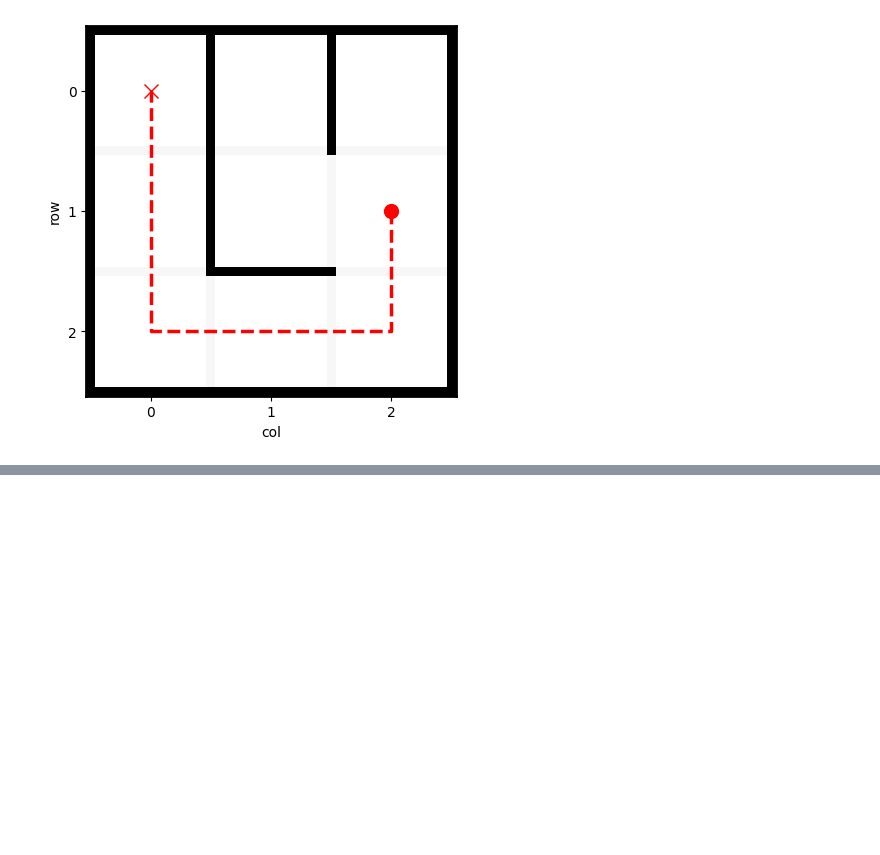
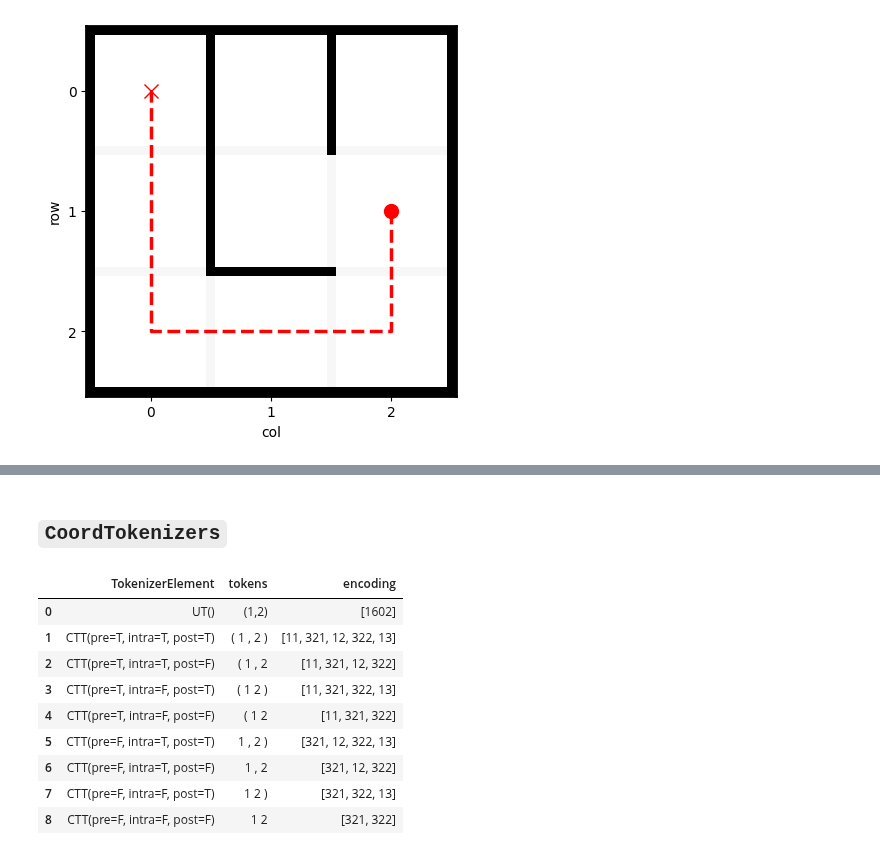
Before and after one commit to understanding-search/maze-dataset, a Jupyter notebook: notebooks/demo_mazetokenizermodular.ipynb, the cells around one changed output, grey strips where cells are left out. Drawn from its saved outputs; the diff is of its cells as text; code cells hidden in the pictures; blank space fills up the shorter version.

```diff
--- a/notebooks/demo_mazetokenizermodular.ipynb
+++ b/notebooks/demo_mazetokenizermodular.ipynb
@@ -306,0 +239,16 @@ tokenizers.encoding = tokenizers.tokens.apply(mt_default.encode)
+# %% [markdown]
+## `CoordTokenizers`
+# %%
+coord_tokenizers = all_elements_df(CoordTokenizers._CoordTokenizer, coord=mz.solution[0])
+coord_tokenizers
+# %% [output]
+|  | TokenizerElement | tokens | encoding |
+| 0 | UT() | (1,2) | [1602] |
+| 1 | CTT(pre=T, intra=T, post=T) | ( 1 , 2 ) | [11, 321, 12, 322, 13] |
+| 2 | CTT(pre=T, intra=T, post=F) | ( 1 , 2 | [11, 321, 12, 322] |
+| 3 | CTT(pre=T, intra=F, post=T) | ( 1 2 ) | [11, 321, 322, 13] |
+| 4 | CTT(pre=T, intra=F, post=F) | ( 1 2 | [11, 321, 322] |
+| 5 | CTT(pre=F, intra=T, post=T) | 1 , 2 ) | [321, 12, 322, 13] |
+| 6 | CTT(pre=F, intra=T, post=F) | 1 , 2 | [321, 12, 322] |
+| 7 | CTT(pre=F, intra=F, post=T) | 1 2 ) | [321, 322, 13] |
+| 8 | CTT(pre=F, intra=F, post=F) | 1 2 | [321, 322] |
```
Also changed, not shown: parts of 24 cells of this notebook, 2 other files.
